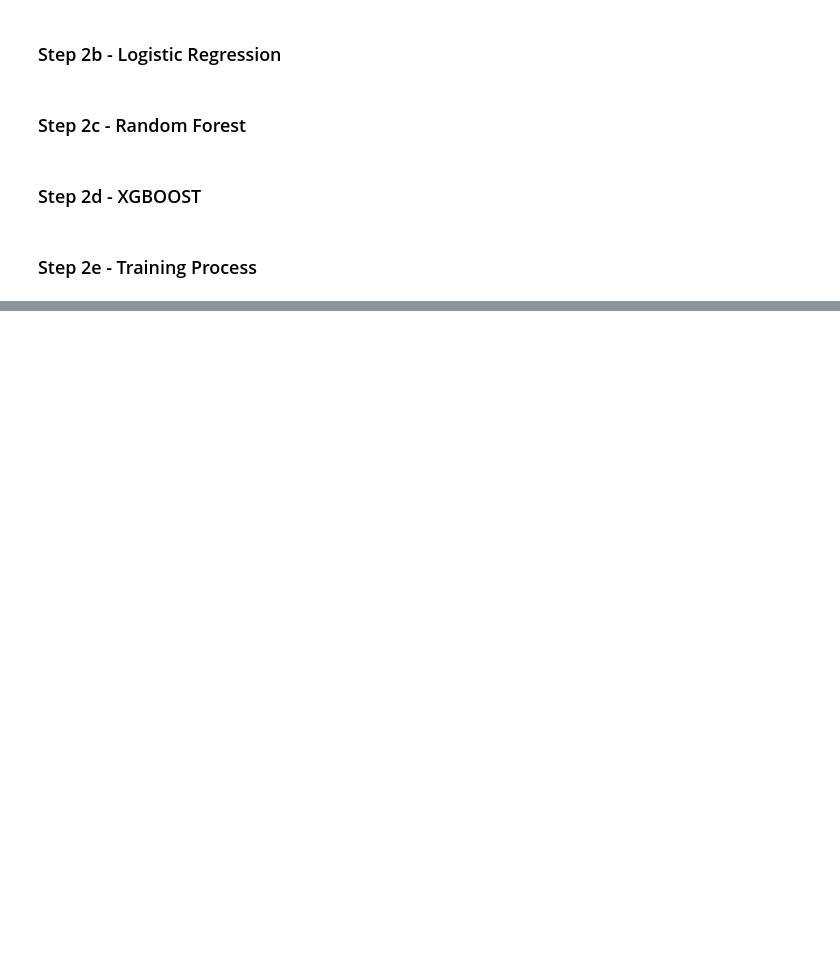
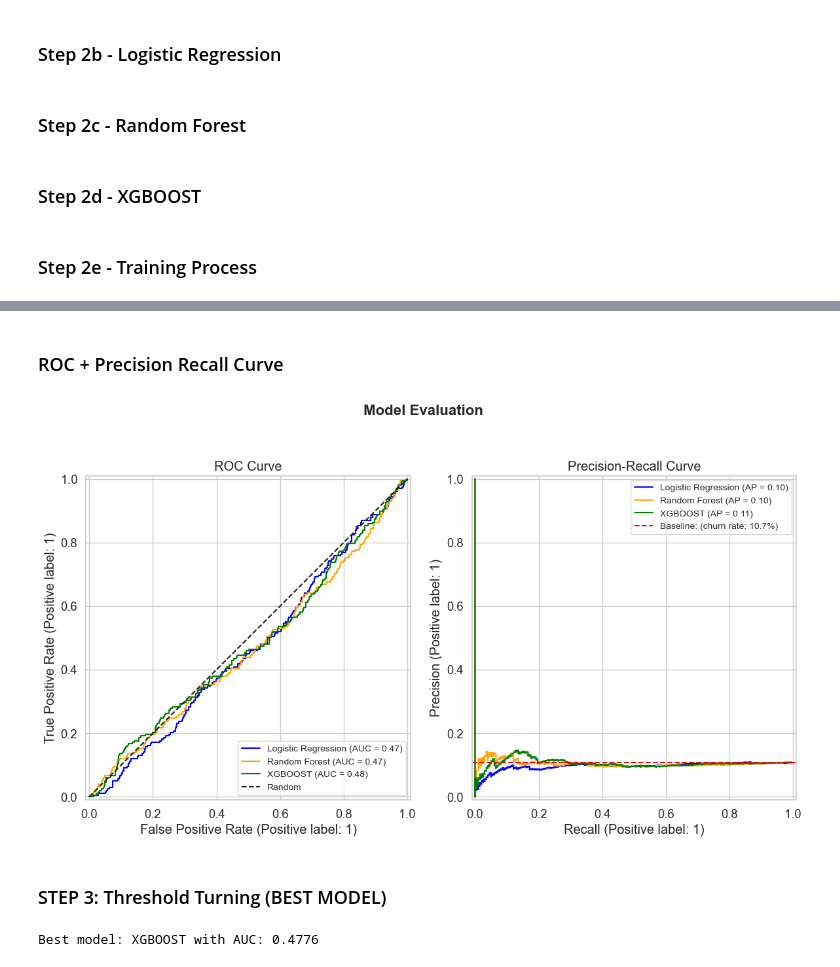
Before and after one commit to Alpha-rammy/Ridewise_London, a Jupyter notebook: notebooks/04_churn_prediction.ipynb, the cells around one changed output, grey strips where cells are left out. Drawn from its saved outputs; the diff is of its cells as text; code cells hidden in the pictures; blank space fills up the shorter version.

```diff
--- a/notebooks/04_churn_prediction.ipynb
+++ b/notebooks/04_churn_prediction.ipynb
@@ -186,7 +203,7 @@ xgb = XGBClassifier(
 # %% [markdown]
 ### Step 2e - Training Process
 # %%
-MODELS : ("Logistic Regression":lr, "Random Forest":rf, "XGBOOST":xgb)
+MODELS = {"Logistic Regression":lr, "Random Forest":rf, "XGBOOST":xgb}
 
 probs, preds = {},{}
 for name, model in MODELS.items():
@@ -199,0 +277,27 @@ for name, model in MODELS.items():
+# %% [markdown]
+### ROC + Precision Recall Curve
+# %%
+colors = ["blue", "orange", "green"]
+fig, axes = plt.subplots(1, 2, figsize=(12, 7))
+
+for (name, proba), color in zip(probs.items(), colors):
+       # ROC Curve
+    RocCurveDisplay.from_predictions(y_test, proba, name=name, ax=axes[0], color=color)
+     # Precision-Recall Curve
+    PrecisionRecallDisplay.from_predictions(y_test, proba, name=name, ax=axes[1], color=color)
+
+
+axes[0].plot([0, 1], [0, 1], "k--", label="Random")
+axes[0].set_title("ROC Curve")
+axes[0].legend(loc="lower right", fontsize=10)
+
+
+axes[1].axhline(y=churn_rate, color="red", linestyle="--", label="Baseline: (churn rate: {:.1f}%)".format(churn_rate * 100))
+axes[1].set_title("Precision-Recall Curve")
+axes[1].legend(loc="upper right", fontsize=10)
+
+plt.suptitle("Model Evaluation" , fontweight="bold", fontsize=16)
+plt.tight_layout()
+plt.show()
+# %% [output]
+[figure, added]
@@ -199,0 +325,12 @@ for name, model in MODELS.items():
+# %% [markdown]
+### STEP 3: Threshold Turning (BEST MODEL)
+# %%
+# Here we are going to save the best model, which is XGBoost in this case, to a file using joblib.
+# This allows us to reuse the trained model later without having to retrain it from scratch.
+
+best_name = max(probs, key=lambda n: roc_auc_score(y_test, probs[n]))
+best_proba = probs[best_name]
+
+print(f"Best model: {best_name} with AUC: {roc_auc_score(y_test, best_proba):.4f}")
+# %% [output]
+Best model: XGBOOST with AUC: 0.4776
```
Also changed, not shown: parts of 21 cells of this notebook.
